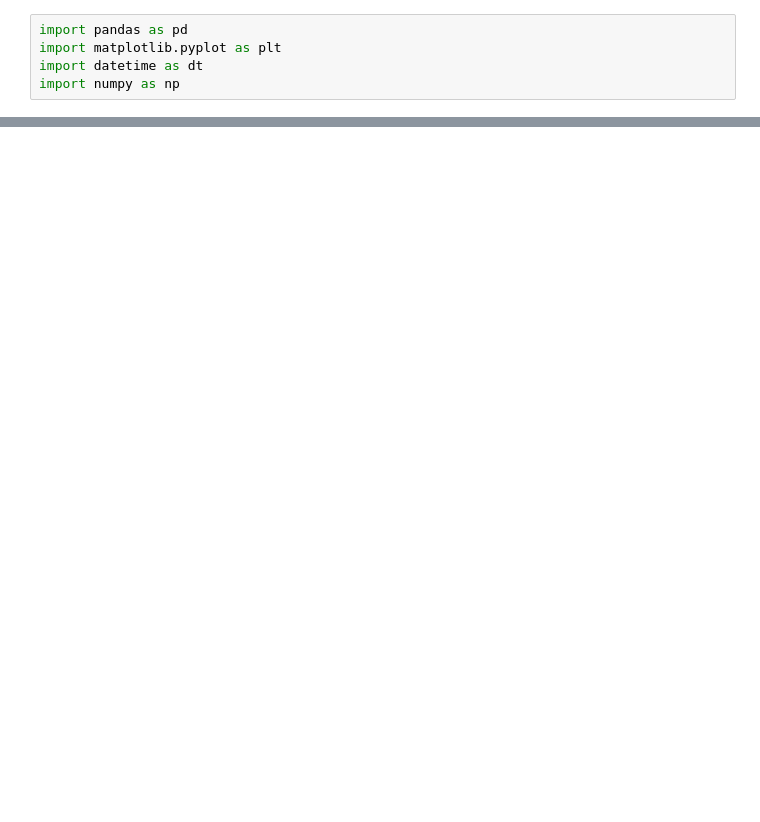
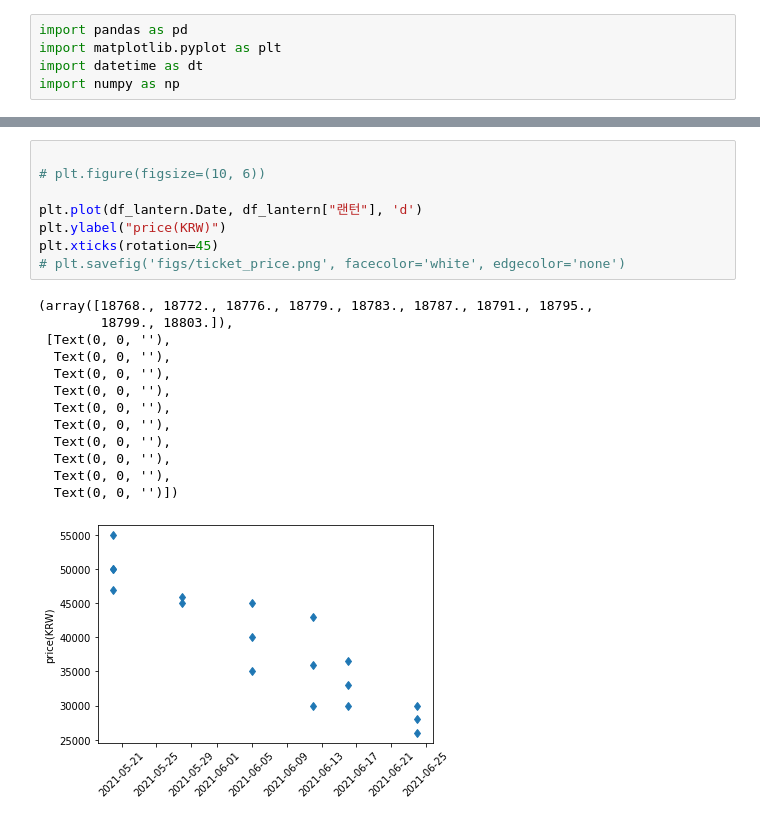
Before and after one commit to isingmodel/Starbucks_Frequency_Price_Analysis, a Jupyter notebook: simple_analysis.ipynb, the cells around one changed output, grey strips where cells are left out. Saved outputs shown, nothing was run; the diff lists cells and outputs as text; blank space fills up the shorter version.

```diff
--- a/simple_analysis.ipynb
+++ b/simple_analysis.ipynb
@@ -91,0 +90,22 @@ plt.savefig('figs/ticket price and stickers-to-get-a-ticket price ratio.png', fa
+# %%
+
+# plt.figure(figsize=(10, 6))
+
+plt.plot(df_lantern.Date, df_lantern["랜턴"], 'd')
+plt.ylabel("price(KRW)")
+plt.xticks(rotation=45)
+# plt.savefig('figs/ticket_price.png', facecolor='white', edgecolor='none')
+# %% [output]
+(array([18768., 18772., 18776., 18779., 18783., 18787., 18791., 18795.,
+        18799., 18803.]),
+ [Text(0, 0, ''),
+  Text(0, 0, ''),
+  Text(0, 0, ''),
+  Text(0, 0, ''),
+  Text(0, 0, ''),
+  Text(0, 0, ''),
+  Text(0, 0, ''),
+  Text(0, 0, ''),
+  Text(0, 0, ''),
+  Text(0, 0, '')])
+[figure, added]
```
Also changed, not shown: parts of 9 cells of this notebook, 3 other files.
